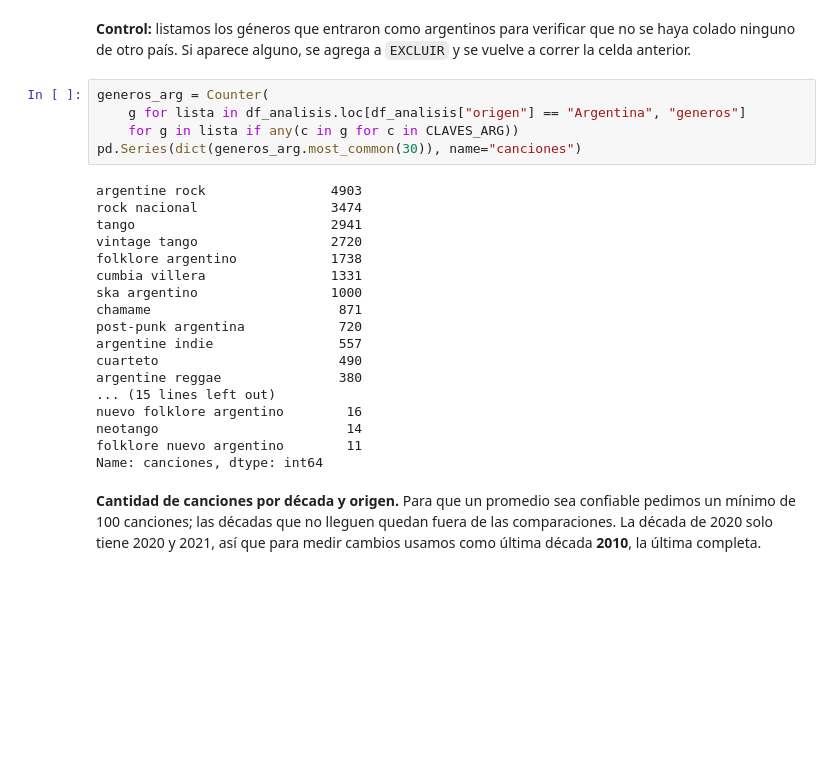
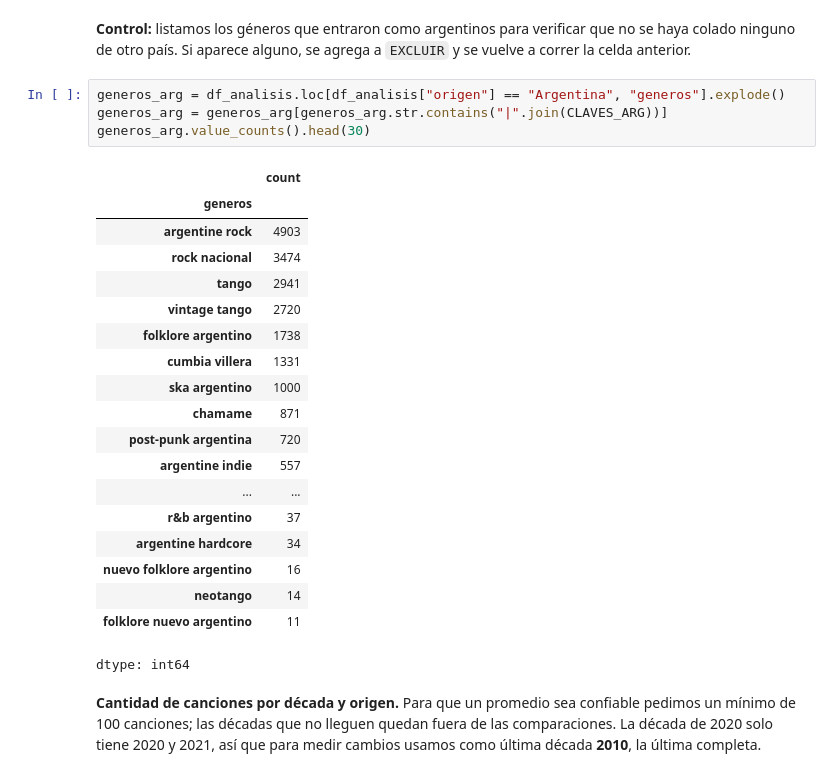
Before and after one commit to mauronohara1/TP_LABO, a Jupyter notebook: 02_exploracion_y_analisis_spotify_version2.ipynb, the cells around one changed output. Drawn from its saved outputs; the diff is of its cells as text; blank space fills up the shorter version.

```diff
--- a/02_exploracion_y_analisis_spotify_version2.ipynb
+++ b/02_exploracion_y_analisis_spotify_version2.ipynb
@@ -378,28 +380,29 @@ Name: count, dtype: int64
 # %% [markdown]
 **Control:** listamos los géneros que entraron como argentinos para verificar que no se haya colado ninguno de otro país. Si aparece alguno, se agrega a `EXCLUIR` y se vuelve a correr la celda anterior.
 # %%
-generos_arg = Counter(
-    g for lista in df_analisis.loc[df_analisis["origen"] == "Argentina", "generos"]
-    for g in lista if any(c in g for c in CLAVES_ARG))
-pd.Series(dict(generos_arg.most_common(30)), name="canciones")
+generos_arg = df_analisis.loc[df_analisis["origen"] == "Argentina", "generos"].explode()
+generos_arg = generos_arg[generos_arg.str.contains("|".join(CLAVES_ARG))]
+generos_arg.value_counts().head(30)
 # %% [output]
+|  | count |
+| generos |  |
+| argentine rock | 4903 |
+| rock nacional | 3474 |
+| tango | 2941 |
+| vintage tango | 2720 |
+| folklore argentino | 1738 |
+| cumbia villera | 1331 |
+| ska argentino | 1000 |
+| chamame | 871 |
+| post-punk argentina | 720 |
+| argentine indie | 557 |
+| ... | ... |
+| r&b argentino | 37 |
+| argentine hardcore | 34 |
+| nuevo folklore argentino | 16 |
+| neotango | 14 |
+| folklore nuevo argentino | 11 |
-argentine rock                4903
-rock nacional                 3474
-tango                         2941
-vintage tango                 2720
-folklore argentino            1738
-cumbia villera                1331
-ska argentino                 1000
-chamame                        871
-post-punk argentina            720
-argentine indie                557
-cuarteto                       490
-argentine reggae               380
-... (15 lines left out)
-nuevo folklore argentino        16
-neotango                        14
-folklore nuevo argentino        11
-Name: canciones, dtype: int64
+dtype: int64
 # %% [markdown]
 **Cantidad de canciones por década y origen.** Para que un promedio sea confiable pedimos un mínimo de 100 canciones; las décadas que no lleguen quedan fuera de las comparaciones. La década de 2020 solo tiene 2020 y 2021, así que para medir cambios usamos como última década **2010**, la última completa.
 # %%
```
Also changed, not shown: parts of 10 cells of this notebook.
